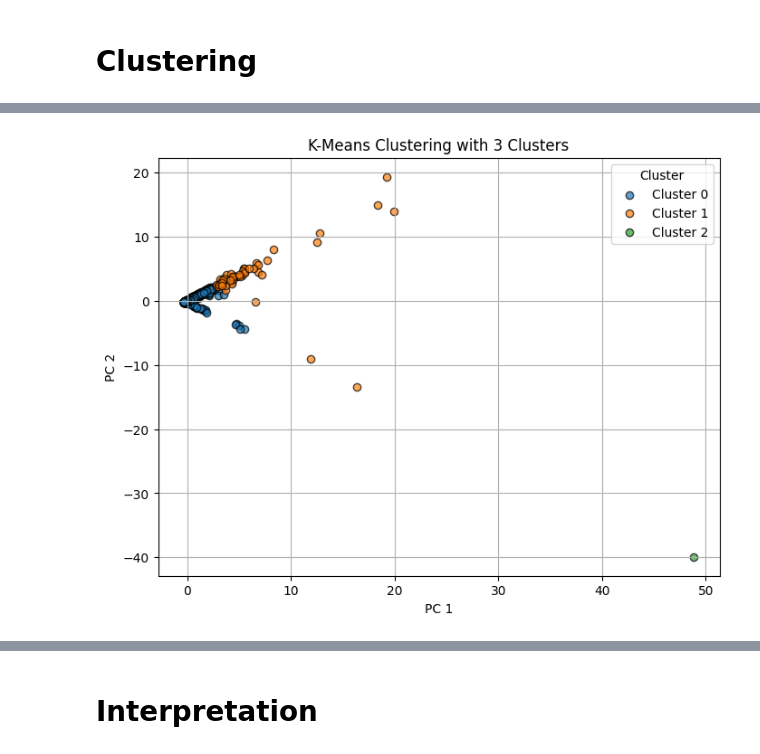
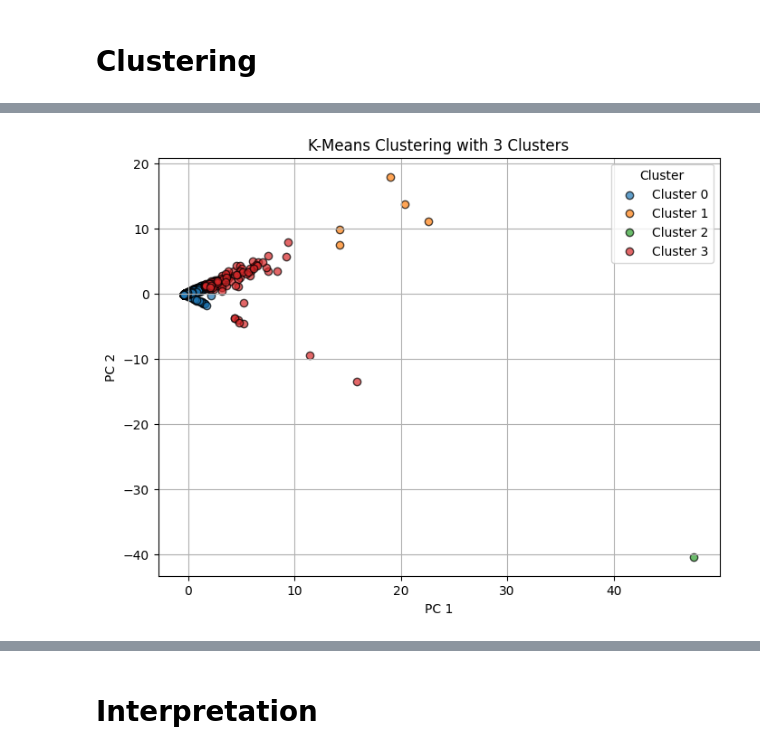
Before and after one commit to florivz/DDM-Project-WS24-25, a Jupyter notebook: analysis.ipynb, the cells around one changed output, grey strips where cells are left out. Saved outputs shown, nothing was run; the diff lists cells and outputs as text; code cells hidden in the pictures.

```diff
--- a/analysis.ipynb
+++ b/analysis.ipynb
@@ -202,5 +196,7 @@ df_rank['Weighted_Sum'] = (df_rank['rank_tool_consumption'] * weights['rank_tool
                           df_rank['rank_ap'] * weights['rank_ap'] +
                           df_rank['rank_est'] * weights['rank_est'])
 df_rank = df_rank.sort_values(by='Weighted_Sum', ascending=True)
-df_rank.head(15)
+# imputing 3371, 3372 with actual description
+df_rank['naics_description'] = df_rank['naics_description'].str.replace('3371, 3372', 'Furniture and Related Product Manufacturing', regex=False)
+df_rank.head(20)
 # %% [output]
@@ -223,5 +220,5 @@ df_rank.head(15)
 # %%
-top_industries = np.array(df_rank['naics'].iloc[0:15])
+top_industries = np.array(df_rank['naics'].iloc[0:40])
 top_industries
 # %% [output]
 array(['5413', '5617', '2371', '3399', '3327', '3364', '8111', '3335',
@@ -234,6 +234,6 @@ array(['5413', '5617', '2371', '3399', '3327', '3364', '8111', '3335',
 # %%
 # top industries according to the ranking ['5413', '5617', '2371', '3399', '3327', '3364', '8111', '3335',
 #        '3370A1', '5613']
-df_final = df_naics[df_naics['naics'].isin(top_industries)]
+df_final = df_naics[df_naics['naics'].isin(top_industries)].reset_index(drop=True)
 df_final.head()
 # %% [output]
@@ -290,7 +290,7 @@ X_scaled = scaler.fit_transform(X)
 # %% [markdown]
 # PCA
 # %%
-pca = PCA(n_components=2) # the elbow method showed 2 PC are best
+pca = PCA(n_components=3) # the elbow method showed 3 PC are best
 X_pca = pca.fit_transform(X_scaled)
 
 plt.figure(figsize=(8, 6))
@@ -325,24 +325,24 @@ plt.show()
 # %%
-kmeans = KMeans(n_clusters=3, random_state=42)
+kmeans = KMeans(n_clusters=4, random_state=42)
 clusters = kmeans.fit_predict(X_pca)
 df_final['cluster'] = clusters
 
 plt.figure(figsize=(8, 6))
 
 for cluster_label in sorted(set(clusters)):
     plt.scatter(
         X_pca[clusters == cluster_label, 0],
         X_pca[clusters == cluster_label, 1],
         label=f'Cluster {cluster_label}',
         alpha=0.7,
         edgecolors='k'
     )
 
 plt.title('K-Means Clustering with 3 Clusters')
 plt.xlabel('PC 1')
 plt.ylabel('PC 2')
 plt.legend(title='Cluster')
 plt.grid(True)
 plt.show()
 # %% [output]
-[figure, old version]
+[figure, new version]
```
Also changed, not shown: parts of 20 cells of this notebook.
